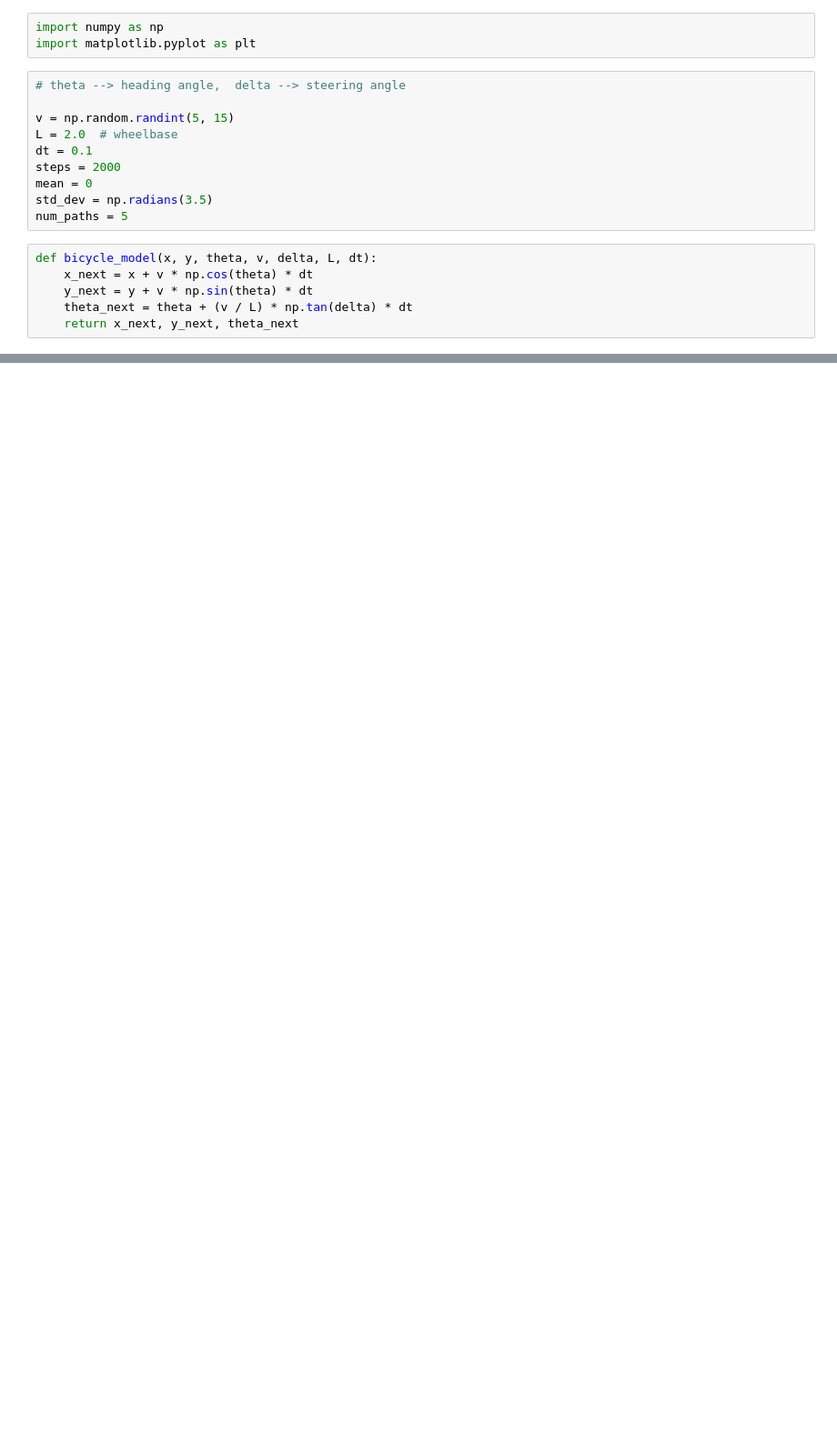
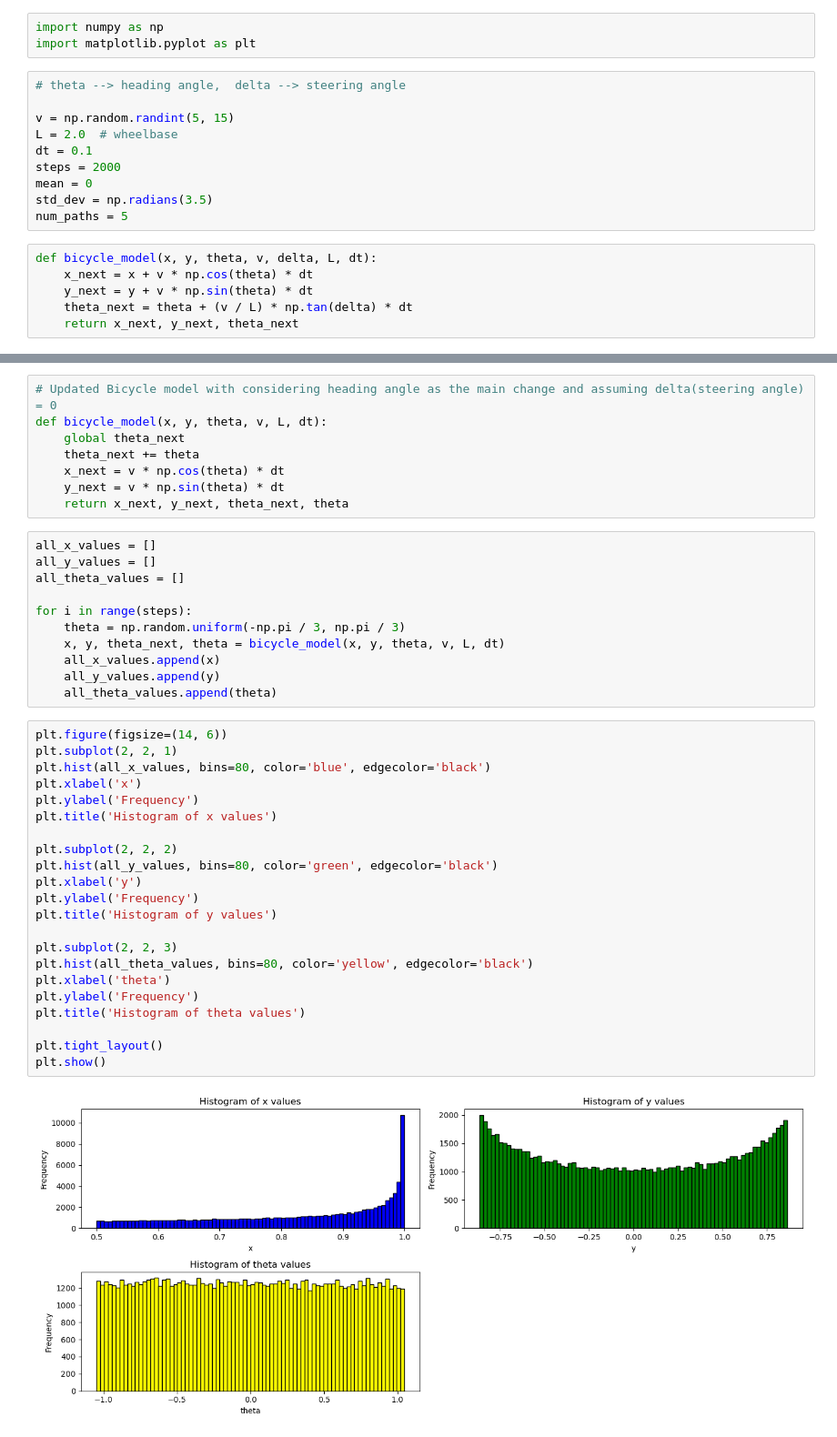
Before and after one commit to adityaastro2004/Estimating-Uncertainty, a Jupyter notebook: Aditya Raj Jain/Bicycle Model.ipynb, the cells around one changed output, grey strips where cells are left out. Shown: that part at 91% size. Drawn from its saved outputs; the diff is of its cells as text; blank space fills up the shorter version.

```diff
--- a/Aditya Raj Jain/Bicycle Model.ipynb
+++ b/Aditya Raj Jain/Bicycle Model.ipynb
@@ -43,0 +148,43 @@ plt.show()
+# %%
+# Updated Bicycle model with considering heading angle as the main change and assuming delta(steering angle) = 0
+def bicycle_model(x, y, theta, v, L, dt):
+    global theta_next
+    theta_next += theta
+    x_next = v * np.cos(theta) * dt
+    y_next = v * np.sin(theta) * dt
+    return x_next, y_next, theta_next, theta
+# %%
+all_x_values = []
+all_y_values = []
+all_theta_values = []
+
+for i in range(steps):
+    theta = np.random.uniform(-np.pi / 3, np.pi / 3)
+    x, y, theta_next, theta = bicycle_model(x, y, theta, v, L, dt)
+    all_x_values.append(x)
+    all_y_values.append(y)
+    all_theta_values.append(theta)
+# %%
+plt.figure(figsize=(14, 6))
+plt.subplot(2, 2, 1)
+plt.hist(all_x_values, bins=80, color='blue', edgecolor='black')
+plt.xlabel('x')
+plt.ylabel('Frequency')
+plt.title('Histogram of x values')
+
+plt.subplot(2, 2, 2)
+plt.hist(all_y_values, bins=80, color='green', edgecolor='black')
+plt.xlabel('y')
+plt.ylabel('Frequency')
+plt.title('Histogram of y values')
+
+plt.subplot(2, 2, 3)
+plt.hist(all_theta_values, bins=80, color='yellow', edgecolor='black')
+plt.xlabel('theta')
+plt.ylabel('Frequency')
+plt.title('Histogram of theta values')
+
+plt.tight_layout()
+plt.show()
+# %% [output]
+[figure, added]
```
Also changed, not shown: parts of 8 cells of this notebook, 2 other files.
